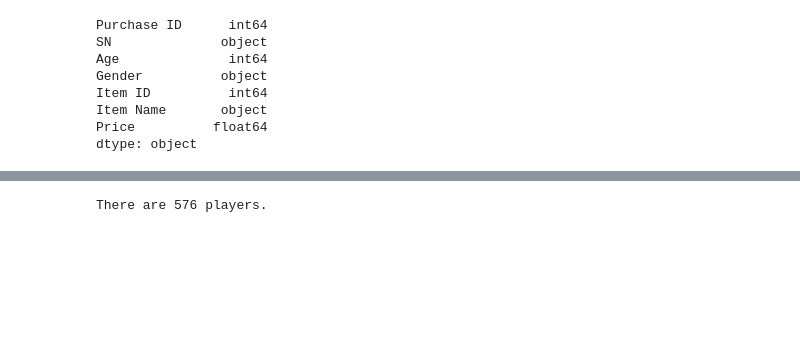
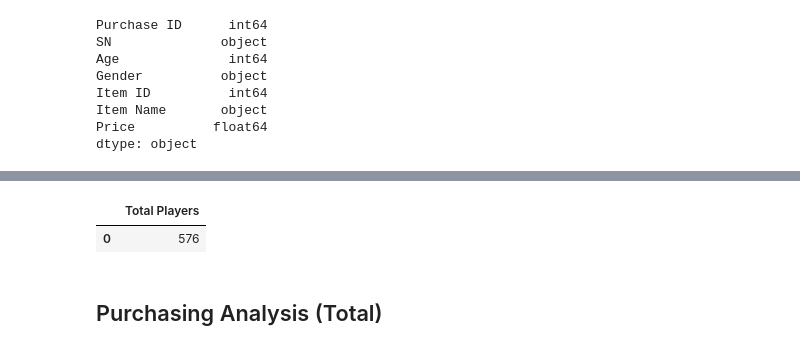
Before and after one commit to priyamittal96/pandas-challenge, a Jupyter notebook: HeroesOfPymoli/HeroesOfPymoli_starter.ipynb, the cells around one changed output, grey strips where cells are left out. Cells and saved outputs as stored; diff of their text form; code cells hidden in the pictures; blank space fills up the shorter version.

```diff
--- a/HeroesOfPymoli/HeroesOfPymoli_starter.ipynb
+++ b/HeroesOfPymoli/HeroesOfPymoli_starter.ipynb
@@ -29,6 +52,11 @@ dtype: object
 # %%
 #Total Number of Players
 total_players = purchase_df["SN"].unique()
-print(f"There are {len(total_players)} players.")
+
+# Summary Table
+pd.DataFrame({"Total Players": [len(total_players)]})
 # %% [output]
-There are 576 players.
+|  | Total Players |
+| 0 | 576 |
+# %% [markdown]
+## Purchasing Analysis (Total)
```
Also changed, not shown: parts of 39 cells of this notebook.
